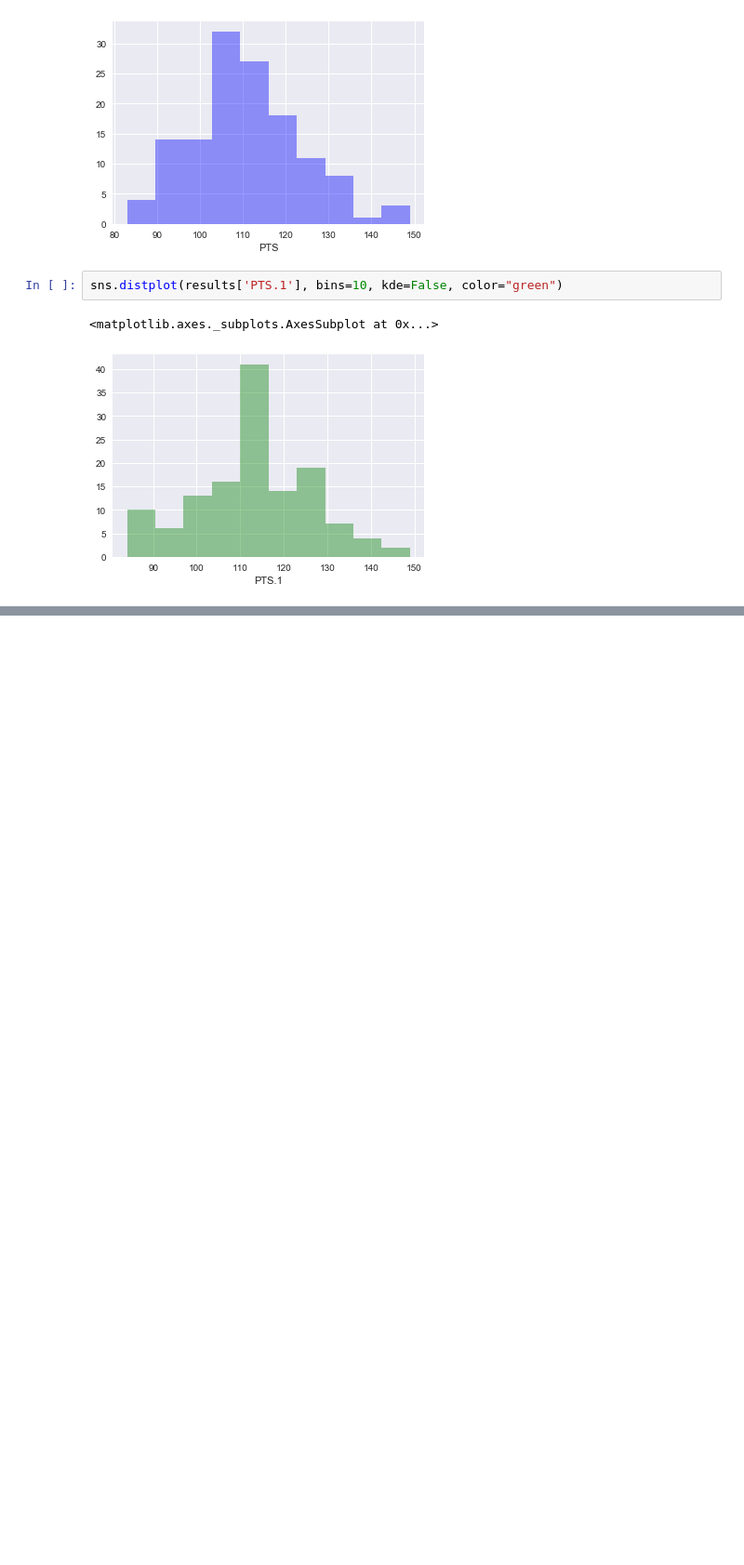
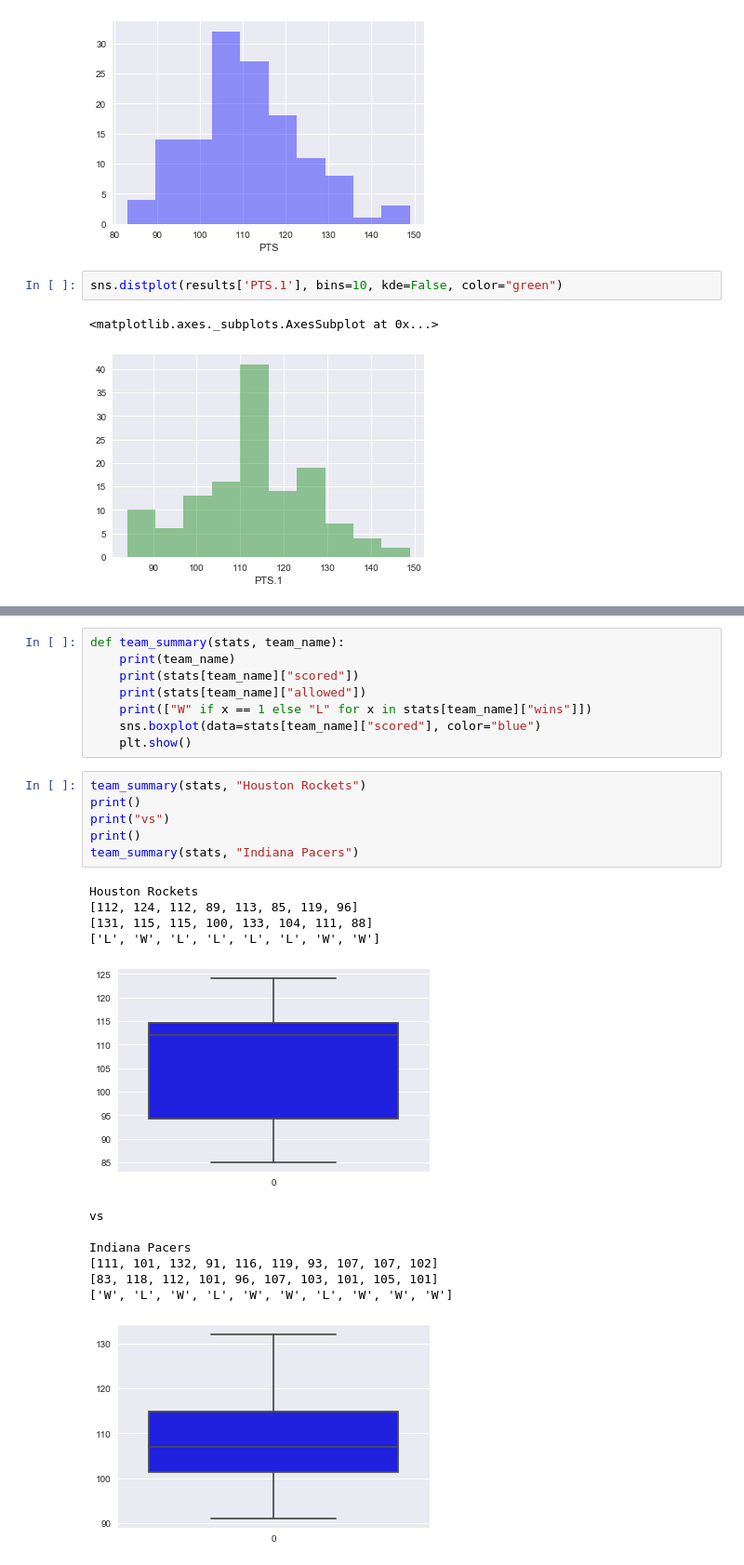
Before and after one commit to laimis/gamepredictions, a Jupyter notebook: train_model.ipynb, the cells around one changed output, grey strips where cells are left out. Shown at 93% size. Saved outputs shown, nothing was run; the diff lists cells and outputs as text; blank space fills up the shorter version.

```diff
--- a/train_model.ipynb
+++ b/train_model.ipynb
@@ -187,0 +173,27 @@ stats["Brooklyn Nets"]
+# %%
+def team_summary(stats, team_name):
+    print(team_name)
+    print(stats[team_name]["scored"])
+    print(stats[team_name]["allowed"])
+    print(["W" if x == 1 else "L" for x in stats[team_name]["wins"]])
+    sns.boxplot(data=stats[team_name]["scored"], color="blue")
+    plt.show()
+# %%
+team_summary(stats, "Houston Rockets")
+print()
+print("vs")
+print()
+team_summary(stats, "Indiana Pacers")
+# %% [output]
+Houston Rockets
+[112, 124, 112, 89, 113, 85, 119, 96]
+[131, 115, 115, 100, 133, 104, 111, 88]
+['L', 'W', 'L', 'L', 'L', 'L', 'W', 'W']
+[figure, added]
+vs
+
+Indiana Pacers
+[111, 101, 132, 91, 116, 119, 93, 107, 107, 102]
+[83, 118, 112, 101, 96, 107, 103, 101, 105, 101]
+['W', 'L', 'W', 'L', 'W', 'W', 'L', 'W', 'W', 'W']
+[figure, added]
```
Also changed, not shown: parts of 6 cells of this notebook, 7 other files.
